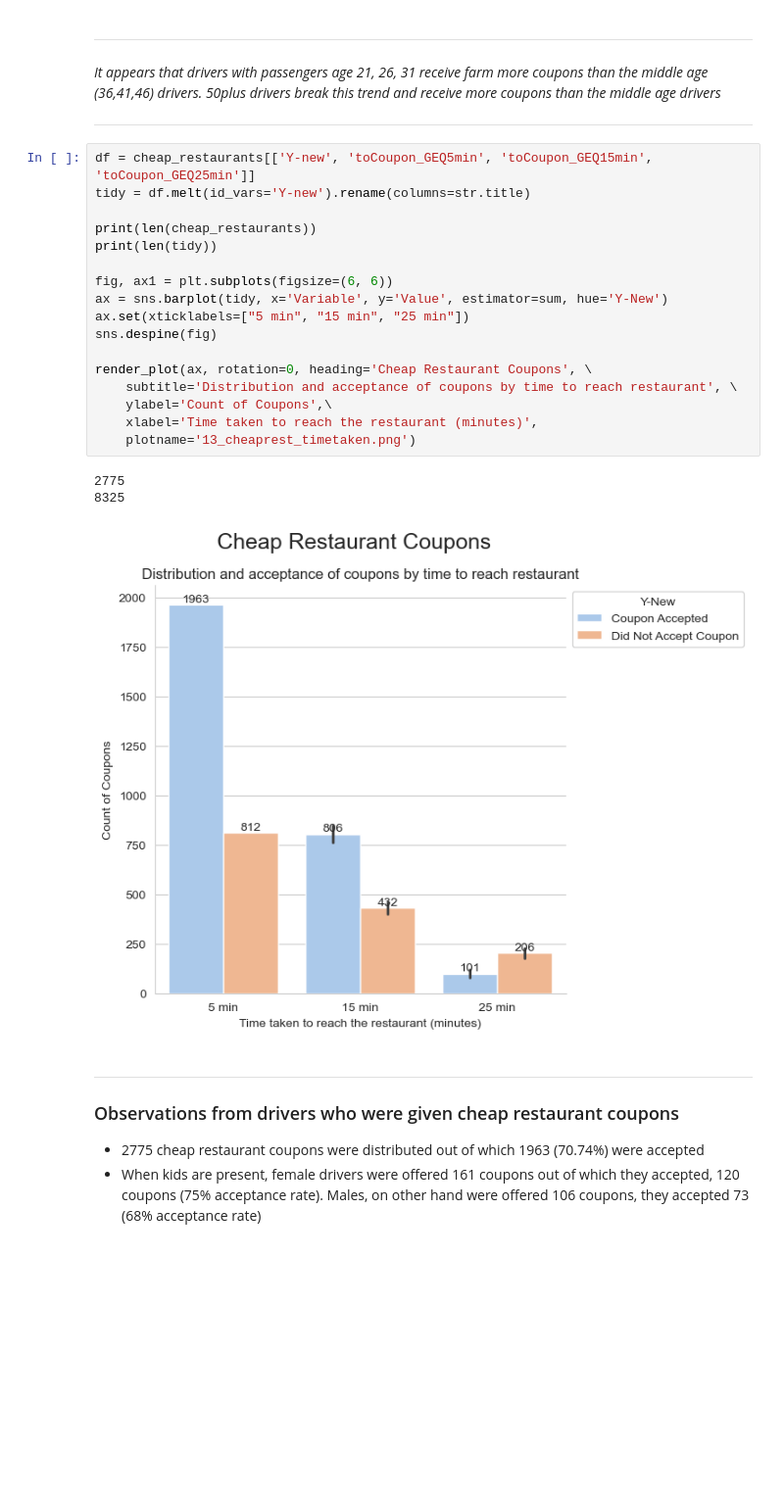
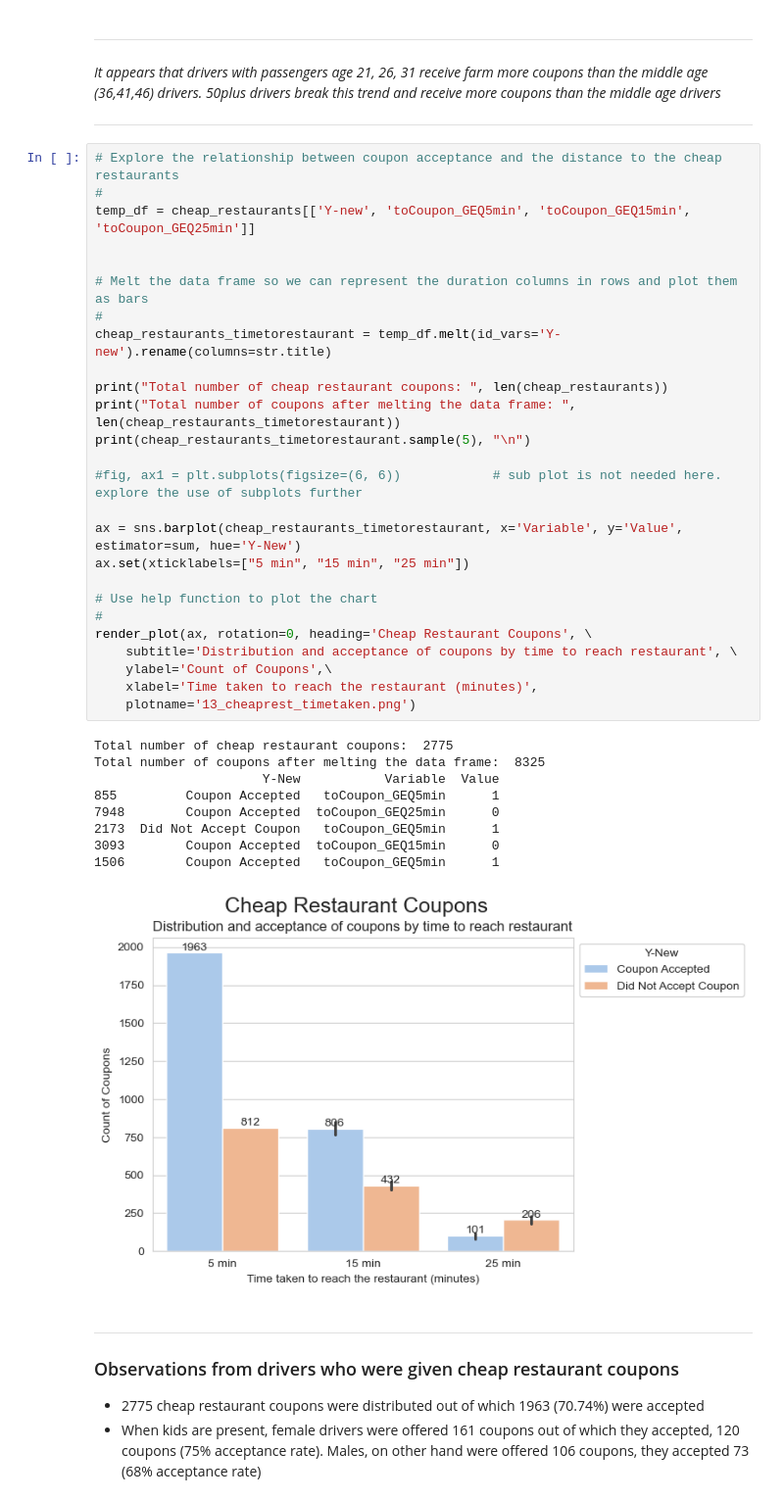
Before and after one commit to mgk2014/PCMLAI, a Jupyter notebook: coupons.ipynb, the cells around one changed output. Shown at 98% size. Saved outputs shown, nothing was run; the diff lists cells and outputs as text; blank space fills up the shorter version.

```diff
--- a/coupons.ipynb
+++ b/coupons.ipynb
@@ -640,26 +689,41 @@ render_plot(ax, rotation=0, heading='Cheap Restaurant Coupons', \
 
 ---
 # %%
-df = cheap_restaurants[['Y-new', 'toCoupon_GEQ5min', 'toCoupon_GEQ15min', 'toCoupon_GEQ25min']]
-tidy = df.melt(id_vars='Y-new').rename(columns=str.title)
+# Explore the relationship between coupon acceptance and the distance to the cheap restaurants
+#
+temp_df = cheap_restaurants[['Y-new', 'toCoupon_GEQ5min', 'toCoupon_GEQ15min', 'toCoupon_GEQ25min']]
 
-print(len(cheap_restaurants))
-print(len(tidy))
 
-fig, ax1 = plt.subplots(figsize=(6, 6))
-ax = sns.barplot(tidy, x='Variable', y='Value', estimator=sum, hue='Y-New')
+# Melt the data frame so we can represent the duration columns in rows and plot them as bars
+#
+cheap_restaurants_timetorestaurant = temp_df.melt(id_vars='Y-new').rename(columns=str.title)
+
+print("Total number of cheap restaurant coupons: ", len(cheap_restaurants))
+print("Total number of coupons after melting the data frame: ", len(cheap_restaurants_timetorestaurant))
+print(cheap_restaurants_timetorestaurant.sample(5), "\n")
+
+#fig, ax1 = plt.subplots(figsize=(6, 6))            # sub plot is not needed here. explore the use of subplots further
+
+ax = sns.barplot(cheap_restaurants_timetorestaurant, x='Variable', y='Value', estimator=sum, hue='Y-New')
 ax.set(xticklabels=["5 min", "15 min", "25 min"])
-sns.despine(fig)
 
+# Use help function to plot the chart
+#
 render_plot(ax, rotation=0, heading='Cheap Restaurant Coupons', \
     subtitle='Distribution and acceptance of coupons by time to reach restaurant', \
     ylabel='Count of Coupons',\
     xlabel='Time taken to reach the restaurant (minutes)',
     plotname='13_cheaprest_timetaken.png')
 # %% [output]
-2775
-8325
+Total number of cheap restaurant coupons:  2775
+Total number of coupons after melting the data frame:  8325
+                      Y-New           Variable  Value
+855         Coupon Accepted   toCoupon_GEQ5min      1
+7948        Coupon Accepted  toCoupon_GEQ25min      0
+2173  Did Not Accept Coupon   toCoupon_GEQ5min      1
+3093        Coupon Accepted  toCoupon_GEQ15min      0
+1506        Coupon Accepted   toCoupon_GEQ5min      1
-[figure, old version]
+[figure, new version]
 # %% [markdown]
 ---
 ### Observations from drivers who were given cheap restaurant coupons
```
Also changed, not shown: parts of 26 cells of this notebook, 3 other files.
